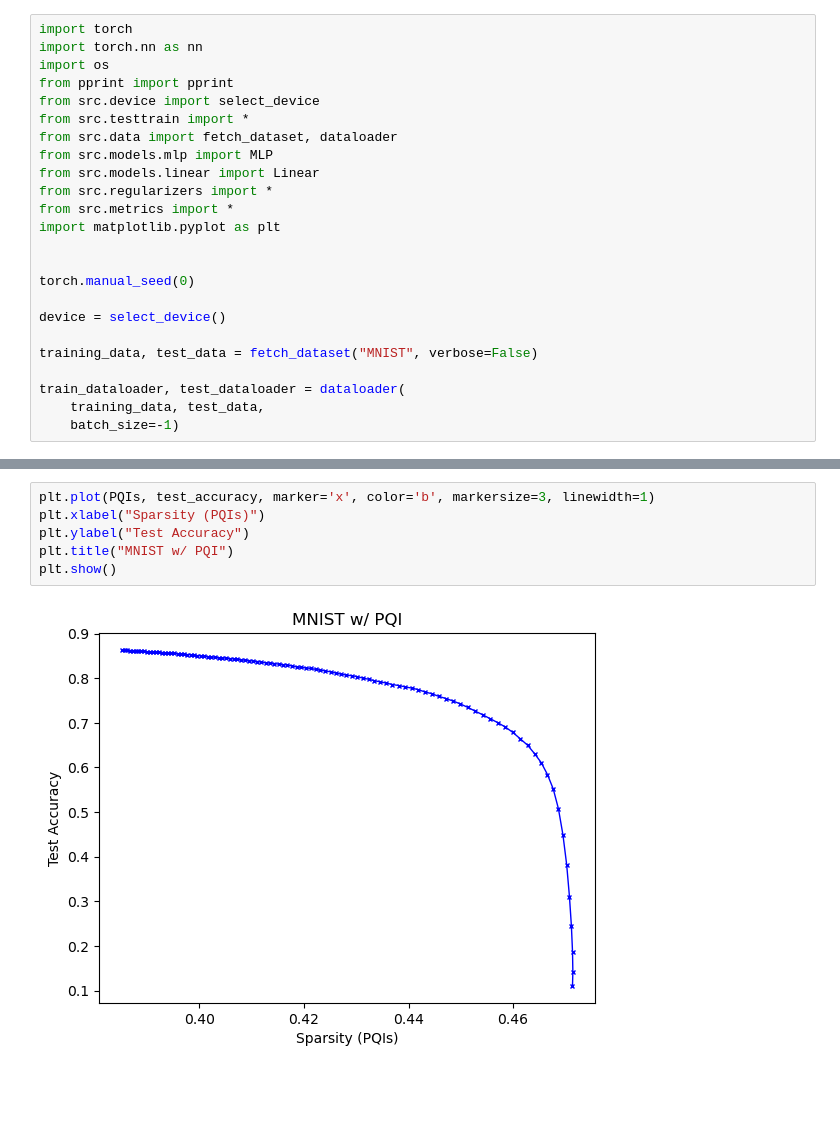
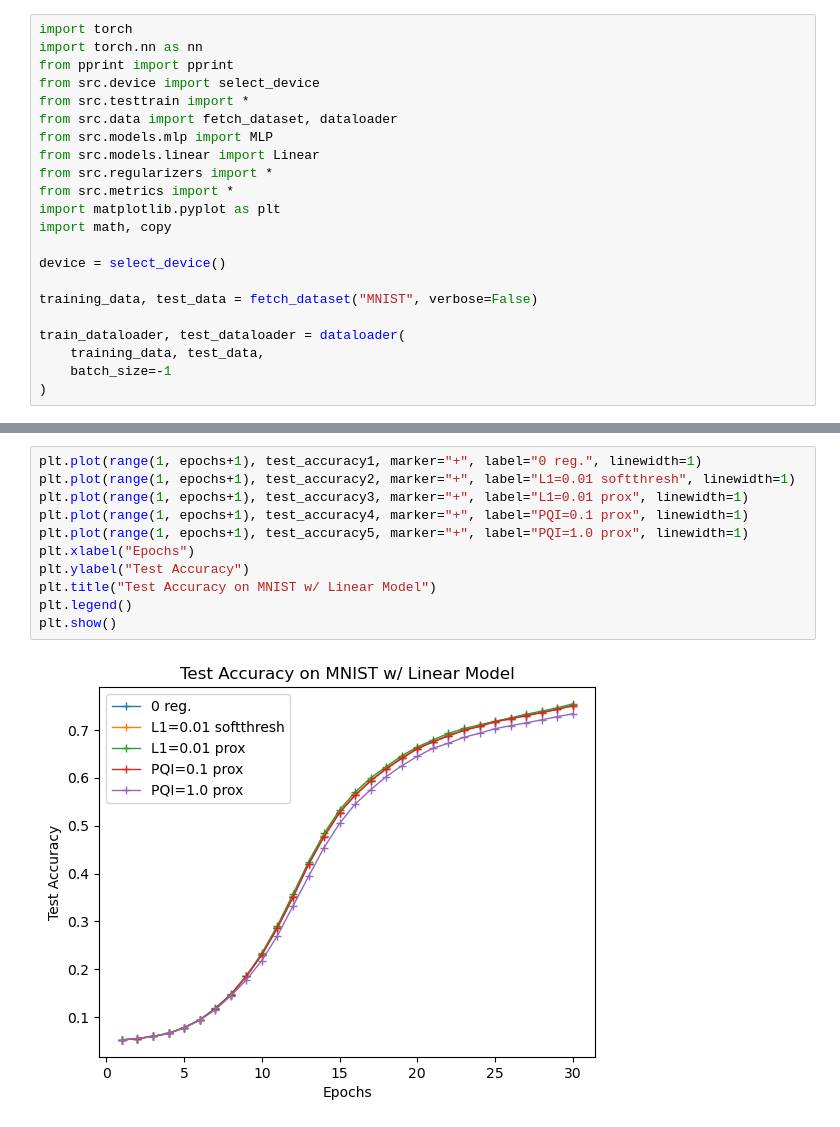
Before and after one commit to diaoenmao/Deep-Regularization, a Jupyter notebook: Pipeline.ipynb, the cells around one changed output, grey strips where cells are left out. Cells and saved outputs as stored; diff of their text form; blank space fills up the shorter version.

```diff
--- a/Pipeline.ipynb
+++ b/Pipeline.ipynb
@@ -1,7 +1,6 @@
 # %%
 import torch
 import torch.nn as nn
-import os
 from pprint import pprint
 from src.device import select_device
 from src.testtrain import *
@@ -11,9 +10,7 @@ from src.models.linear import Linear
 from src.regularizers import *
 from src.metrics import *
 import matplotlib.pyplot as plt
-
-
-torch.manual_seed(0)
+import math, copy
 
 device = select_device()
 
@@ -21,5 +18,6 @@ training_data, test_data = fetch_dataset("MNIST", verbose=False)
 
 train_dataloader, test_dataloader = dataloader(
     training_data, test_data,
-    batch_size=-1)
+    batch_size=-1
+)
 # %%
@@ -181,8 +172,13 @@ Epoch 42
-# %%
-plt.plot(PQIs, test_accuracy, marker='x', color='b', markersize=3, linewidth=1)
-plt.xlabel("Sparsity (PQIs)")
-plt.ylabel("Test Accuracy")
-plt.title("MNIST w/ PQI")
-plt.show()
-# %% [output]
-[figure, removed]
+# %%
+plt.plot(range(1, epochs+1), test_accuracy1, marker="+", label="0 reg.", linewidth=1)
+plt.plot(range(1, epochs+1), test_accuracy2, marker="+", label="L1=0.01 softthresh", linewidth=1)
+plt.plot(range(1, epochs+1), test_accuracy3, marker="+", label="L1=0.01 prox", linewidth=1)
+plt.plot(range(1, epochs+1), test_accuracy4, marker="+", label="PQI=0.1 prox", linewidth=1)
+plt.plot(range(1, epochs+1), test_accuracy5, marker="+", label="PQI=1.0 prox", linewidth=1)
+plt.xlabel("Epochs")
+plt.ylabel("Test Accuracy")
+plt.title("Test Accuracy on MNIST w/ Linear Model")
+plt.legend()
+plt.show()
+# %% [output]
+[figure, added]
```
Also changed, not shown: parts of 3 cells of this notebook, 17 other files.
